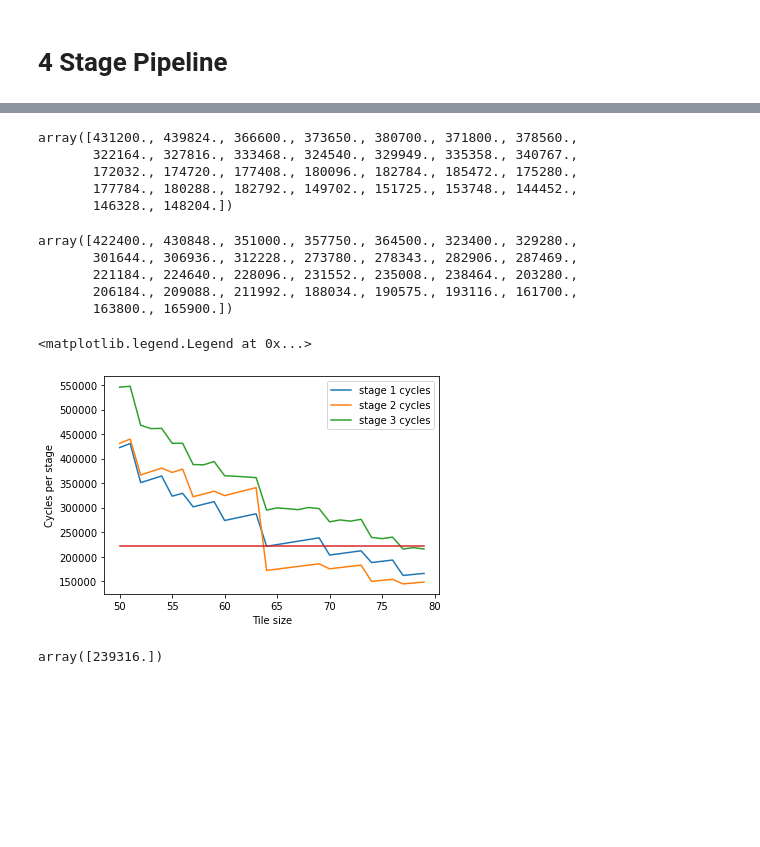
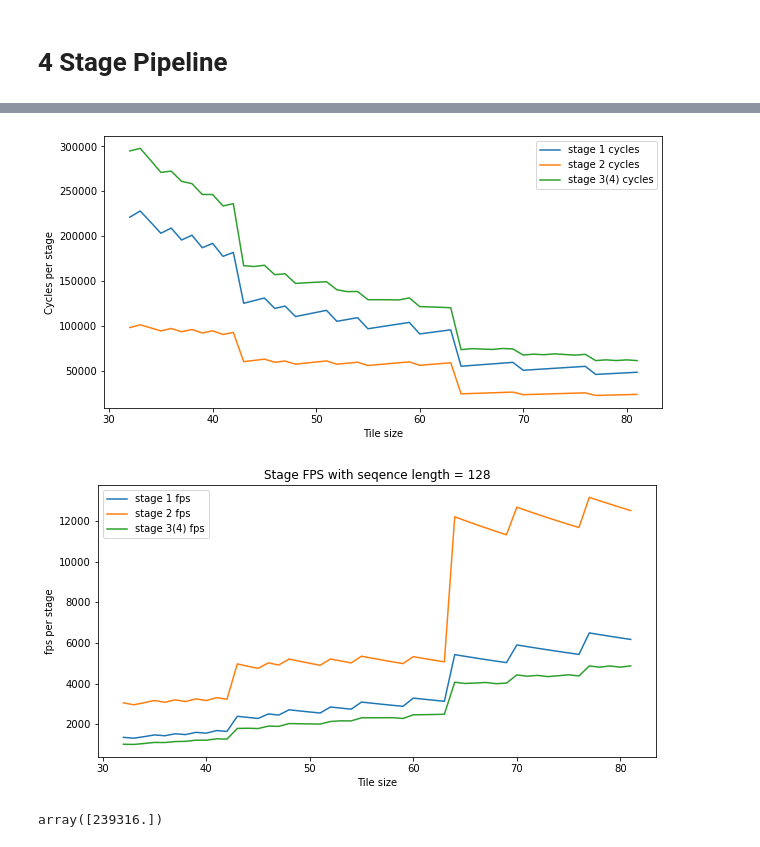
Before and after one commit to cjg91/trans-fat, a Jupyter notebook: 3-tiling_simulation.ipynb, the cells around one changed output, grey strips where cells are left out. Saved outputs shown, nothing was run; the diff lists cells and outputs as text; code cells hidden in the pictures; blank space fills up the shorter version.

```diff
--- a/3-tiling_simulation.ipynb
+++ b/3-tiling_simulation.ipynb
@@ -174,12 +141,10 @@ Using 128x128 tiled matrix multiplication:
 # %%
 D = 768
-S = 512
+S = 128
 H = 64
 N = 12
 F = 3072
+freq = 300e6
 
 DSP = 6840
-PE = DSP*2
-import math
-import numpy as np
-import matplotlib.pyplot as plt
+PE = DSP*2 # double count DSPs for 2 INT8 muls
@@ -187,13 +156,13 @@ import matplotlib.pyplot as plt
 '''
 Stage 3 and 4 tile design
 '''
-M3 = np.arange(70, 82)
+M3 = np.arange(32, 82)
 stage3_mm = np.ceil(S/M3)*np.ceil(D/M3)*np.ceil(F/M3)
 stage3_cycles = stage3_mm * M3
-plt.plot(M3, stage3_cycles)
+stage3_fps = freq / stage3_cycles
 
-print(f'We can afford up to {math.floor((PE/2)**.5)} tile size with {PE//2} PEs in stage 3.')
-print(f'77x77 PEs gives the most bang for buck: {stage3_cycles[M3==77][0]} cycles')
-print(f'DSP Utilization: {2*(77**2)//2}')
-print(f'BRAM Utilization: {(S*D*2+D*F+S*F+S*F+F*D+S*D)/1e6} MB')
+# print(f'We can afford up to {math.floor((PE/2)**.5)} tile size with {PE//2} PEs in stage 3.')
+# print(f'77x77 PEs gives the most bang for buck: {stage3_cycles[M3==77][0]} cycles')
+# print(f'DSP Utilization: {2*(77**2)//2}')
+print(f'BRAM Utilization across both stages: {(S*D*2+D*F+S*F+S*F*2+F*D+S*D)/1e6} MB')
 # %% [output]
@@ -205,39 +170,43 @@ BRAM Utilization: 9.043968 MB
 # %%
 '''
-Stage 2 design: match
+Stage 2 design
 '''
-M2 =  np.arange(50, 80)
+M2 =  np.arange(32, 82)
 stage2_mm = N*(np.ceil(S/M2)**2*np.ceil(H/M2)*2) + np.ceil(S/M2)*np.ceil(D/M2)**2
 stage2_cycles = stage2_mm * M2
-stage2_cycles
+stage2_fps = freq / stage2_cycles
-# %% [output]
-array([431200., 439824., 366600., 373650., 380700., 371800., 378560.,
-       322164., 327816., 333468., 324540., 329949., 335358., 340767.,
-       172032., 174720., 177408., 180096., 182784., 185472., 175280.,
-       177784., 180288., 182792., 149702., 151725., 153748., 144452.,
-       146328., 148204.])
 # %%
-M1 = np.arange(50, 80)
+'''
+Stage 1 design
+'''
+M1 = np.arange(32, 82)
 stage1_mm = 3*np.ceil(D/M1)**2*np.ceil(S/M1)
 stage1_cycles = stage1_mm * M1
-stage1_cycles
+stage1_fps = freq / stage1_cycles
-# %% [output]
-array([422400., 430848., 351000., 357750., 364500., 323400., 329280.,
-       301644., 306936., 312228., 273780., 278343., 282906., 287469.,
-       221184., 224640., 228096., 231552., 235008., 238464., 203280.,
-       206184., 209088., 211992., 188034., 190575., 193116., 161700.,
-       163800., 165900.])
 # %%
+plt.figure(figsize=(10,5))
 plt.plot(M1, stage1_cycles, label='stage 1 cycles')
 plt.plot(M2, stage2_cycles, label='stage 2 cycles')
-plt.plot(M3, stage3_cycles, label='stage 3 cycles')
+plt.plot(M3, stage3_cycles, label='stage 3(4) cycles')
 plt.xlabel('Tile size')
 plt.ylabel('Cycles per stage')
-plt.plot(M1, np.ones_like(M1)*221184.0)
 plt.legend()
+plt.show()
 # %% [output]
-<matplotlib.legend.Legend at 0x...>
-[figure, old version]
+[figure, new version]
+# %%
+plt.figure(figsize=(10,5))
+plt.plot(M1, stage1_fps, label='stage 1 fps')
+plt.plot(M2, stage2_fps, label='stage 2 fps')
+plt.plot(M3, stage3_fps, label='stage 3(4) fps')
+plt.xlabel('Tile size')
+plt.ylabel('fps per stage')
+# plt.plot(M1, np.ones_like(M1)*1250)
+plt.title(f'Stage FPS with seqence length = {S}')
+plt.legend()
+plt.show()
+# %% [output]
+[figure, added]
 # %%
 stage3_cycles[M3 == 74]
 # %% [output]
```
Also changed, not shown: parts of 9 cells of this notebook, 1 other file.
